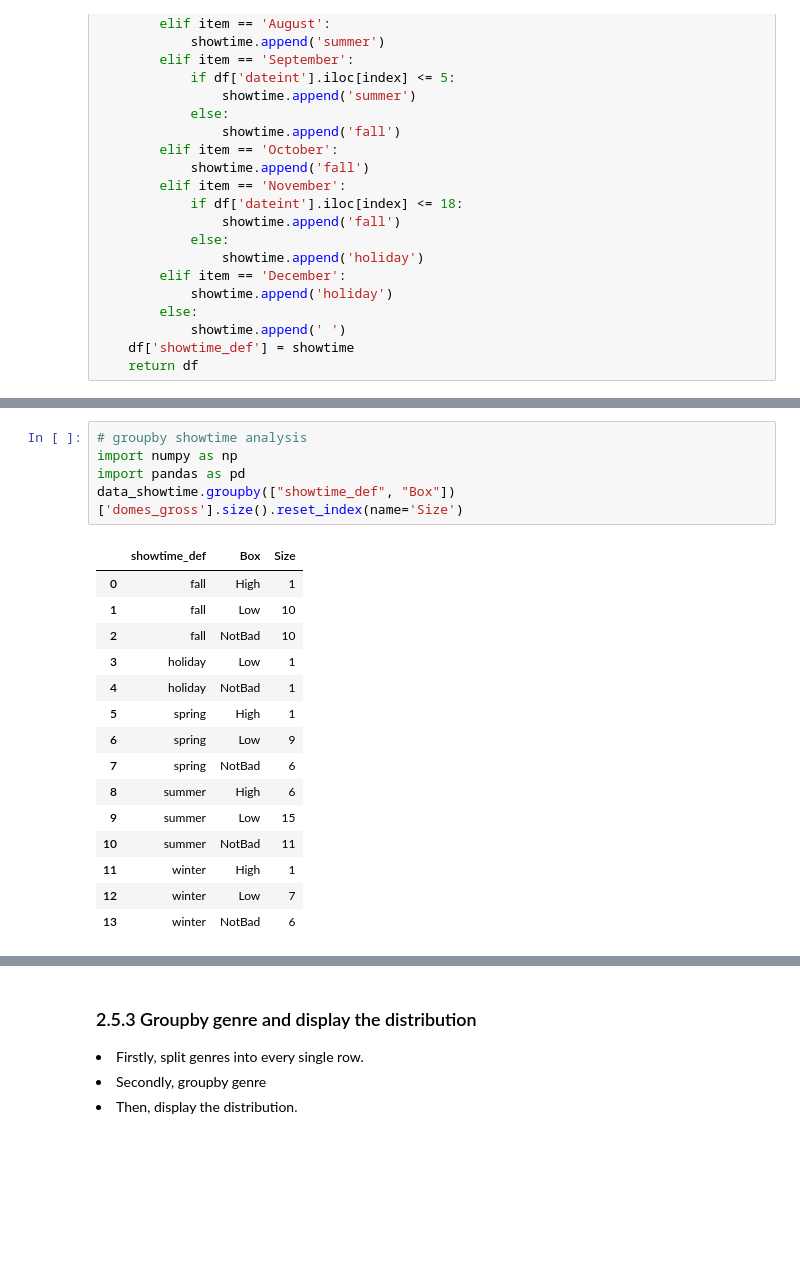
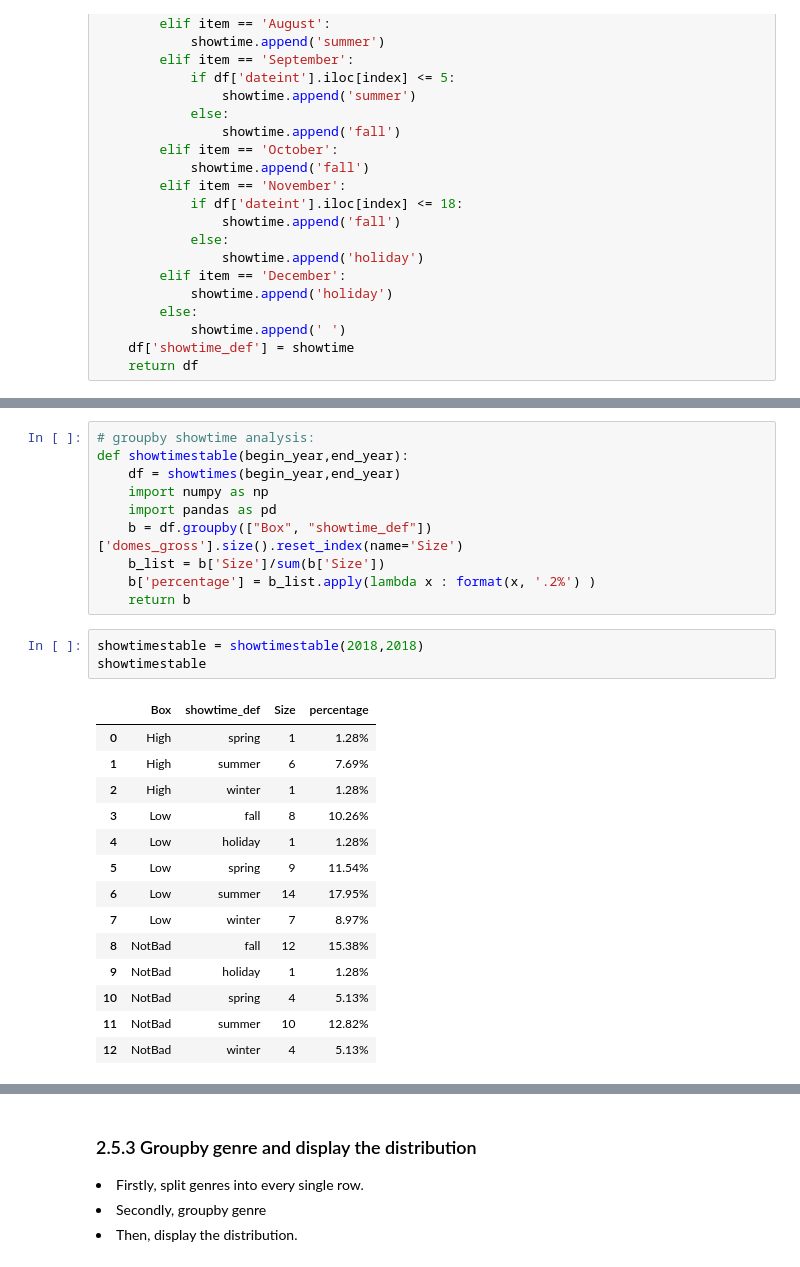
Before and after one commit to yz3432/TFA, a Jupyter notebook: project.ipynb, the cells around one changed output, grey strips where cells are left out. Cells and saved outputs as stored; diff of their text form; blank space fills up the shorter version.

```diff
--- a/project.ipynb
+++ b/project.ipynb
@@ -801,21 +818,28 @@ data_showtime
 # %%
-# groupby showtime analysis
-import numpy as np
-import pandas as pd
-data_showtime.groupby(["showtime_def", "Box"])['domes_gross'].size().reset_index(name='Size')
+# groupby showtime analysis:
+def showtimestable(begin_year,end_year):
+    df = showtimes(begin_year,end_year)
+    import numpy as np
+    import pandas as pd
+    b = df.groupby(["Box", "showtime_def"])['domes_gross'].size().reset_index(name='Size')
+    b_list = b['Size']/sum(b['Size'])
+    b['percentage'] = b_list.apply(lambda x : format(x, '.2%') )
+    return b
-# %% [output]
-|  | showtime_def | Box | Size |
-| 0 | fall | High | 1 |
-| 1 | fall | Low | 10 |
-| 2 | fall | NotBad | 10 |
-| 3 | holiday | Low | 1 |
-| 4 | holiday | NotBad | 1 |
-| 5 | spring | High | 1 |
-| 6 | spring | Low | 9 |
-| 7 | spring | NotBad | 6 |
-| 8 | summer | High | 6 |
-| 9 | summer | Low | 15 |
-| 10 | summer | NotBad | 11 |
-| 11 | winter | High | 1 |
-| 12 | winter | Low | 7 |
-| 13 | winter | NotBad | 6 |
+# %%
+showtimestable = showtimestable(2018,2018)
+showtimestable
+# %% [output]
+|  | Box | showtime_def | Size | percentage |
+| 0 | High | spring | 1 | 1.28% |
+| 1 | High | summer | 6 | 7.69% |
+| 2 | High | winter | 1 | 1.28% |
+| 3 | Low | fall | 8 | 10.26% |
+| 4 | Low | holiday | 1 | 1.28% |
+| 5 | Low | spring | 9 | 11.54% |
+| 6 | Low | summer | 14 | 17.95% |
+| 7 | Low | winter | 7 | 8.97% |
+| 8 | NotBad | fall | 12 | 15.38% |
+| 9 | NotBad | holiday | 1 | 1.28% |
+| 10 | NotBad | spring | 4 | 5.13% |
+| 11 | NotBad | summer | 10 | 12.82% |
+| 12 | NotBad | winter | 4 | 5.13% |
```
Also changed, not shown: parts of 16 cells of this notebook.
